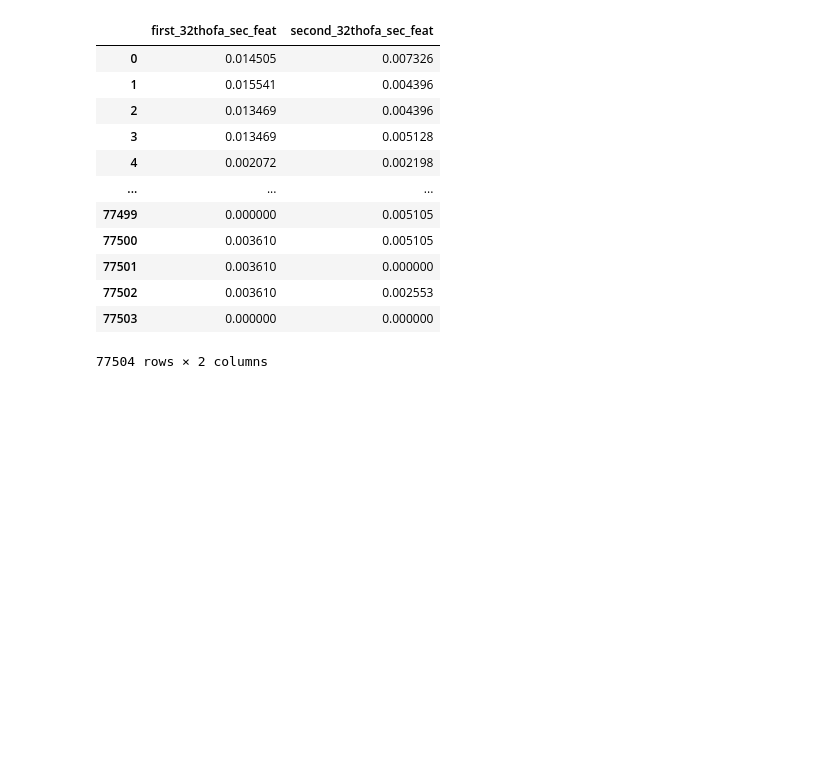
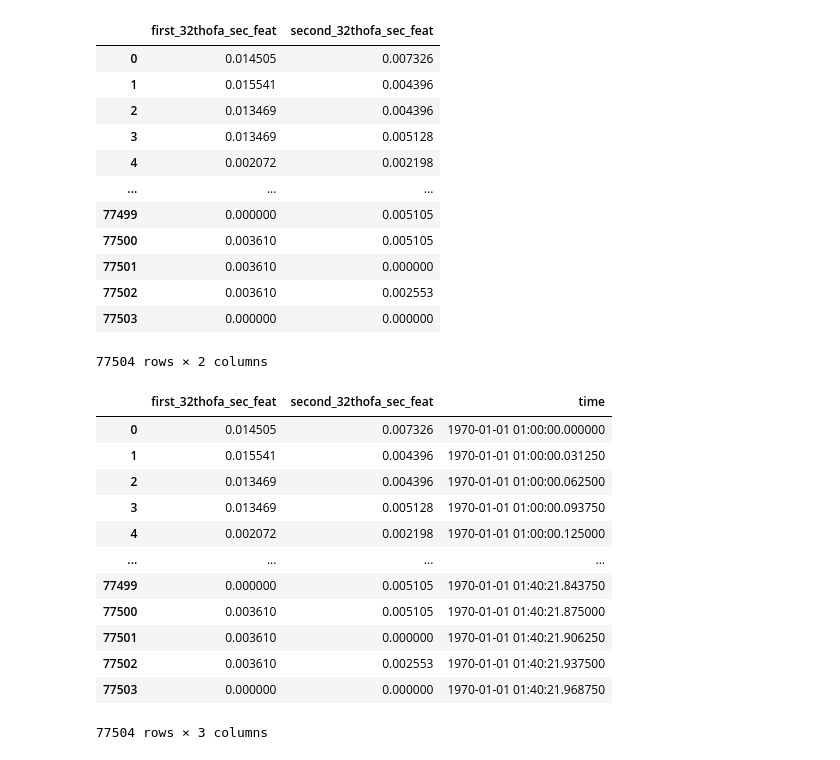
Before and after one commit to 08Aristodemus24/thesis-writing-1, a Jupyter notebook: eda-signal-classifier/experiementation.ipynb, the cells around one changed output. Drawn from its saved outputs; the diff is of its cells as text; code cells hidden in the pictures; blank space fills up the shorter version.

```diff
--- a/eda-signal-classifier/experiementation.ipynb
+++ b/eda-signal-classifier/experiementation.ipynb
@@ -3020,4 +3020,19 @@ second_128hz_data_32thofa_sec_wave_feats
 | 77503 | 0.000000 | 0.000000 |
 77504 rows × 2 columns
 # %%
-second_128hz_data_32thofa_sec_wave_feats['time'] = second_128hz_data_32thofas_inc_ts[:second_128hz_data_16thofa_sec_wave_feats.shape[0]]
+second_128hz_data_32thofa_sec_wave_feats['time'] = second_128hz_data_32thofas_inc_ts[:second_128hz_data_32thofa_sec_wave_feats.shape[0]]
+second_128hz_data_32thofa_sec_wave_feats
+# %% [output]
+|  | first_32thofa_sec_feat | second_32thofa_sec_feat | time |
+| 0 | 0.014505 | 0.007326 | 1970-01-01 01:00:00.000000 |
+| 1 | 0.015541 | 0.004396 | 1970-01-01 01:00:00.031250 |
+| 2 | 0.013469 | 0.004396 | 1970-01-01 01:00:00.062500 |
+| 3 | 0.013469 | 0.005128 | 1970-01-01 01:00:00.093750 |
+| 4 | 0.002072 | 0.002198 | 1970-01-01 01:00:00.125000 |
+| ... | ... | ... | ... |
+| 77499 | 0.000000 | 0.005105 | 1970-01-01 01:40:21.843750 |
+| 77500 | 0.003610 | 0.005105 | 1970-01-01 01:40:21.875000 |
+| 77501 | 0.003610 | 0.000000 | 1970-01-01 01:40:21.906250 |
+| 77502 | 0.003610 | 0.002553 | 1970-01-01 01:40:21.937500 |
+| 77503 | 0.000000 | 0.000000 | 1970-01-01 01:40:21.968750 |
+77504 rows × 3 columns
```
